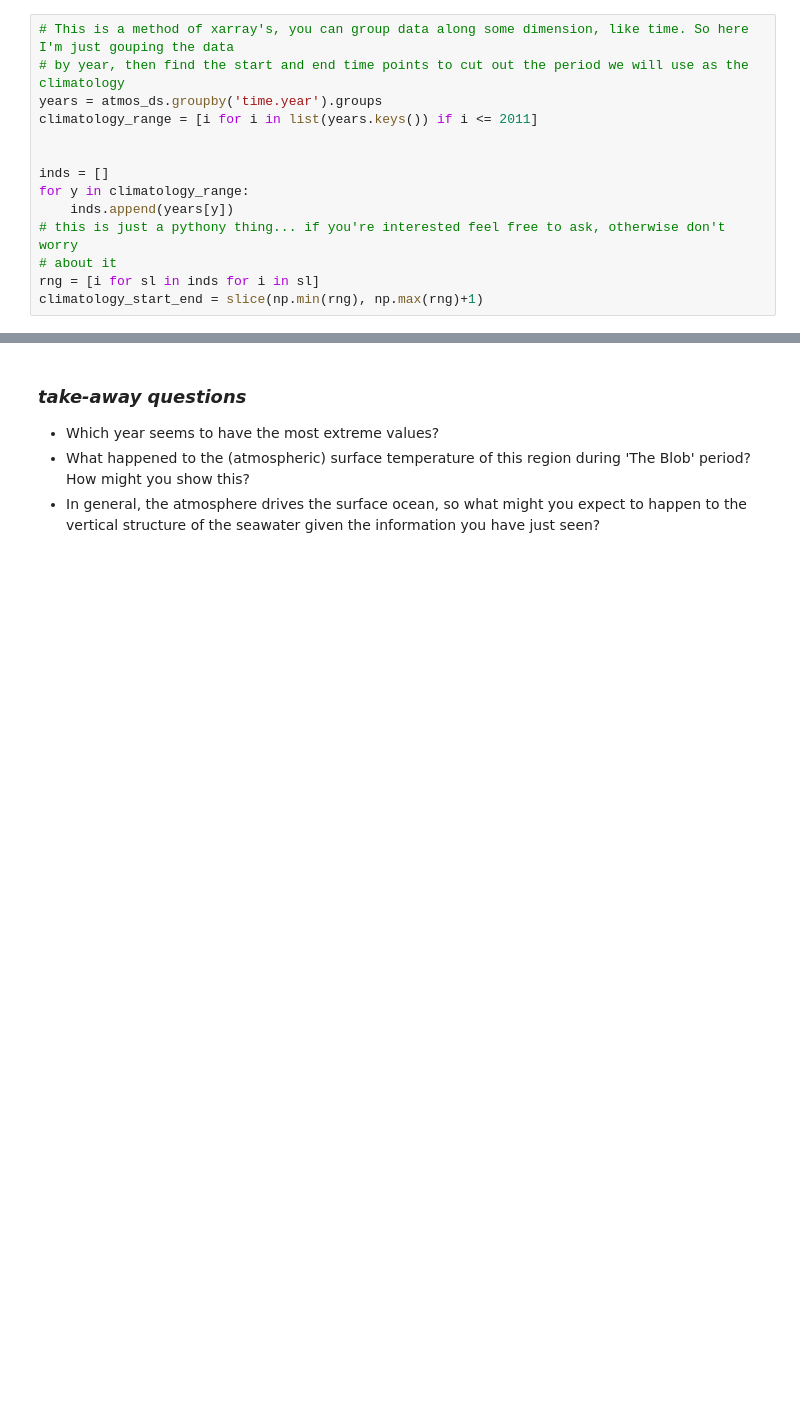
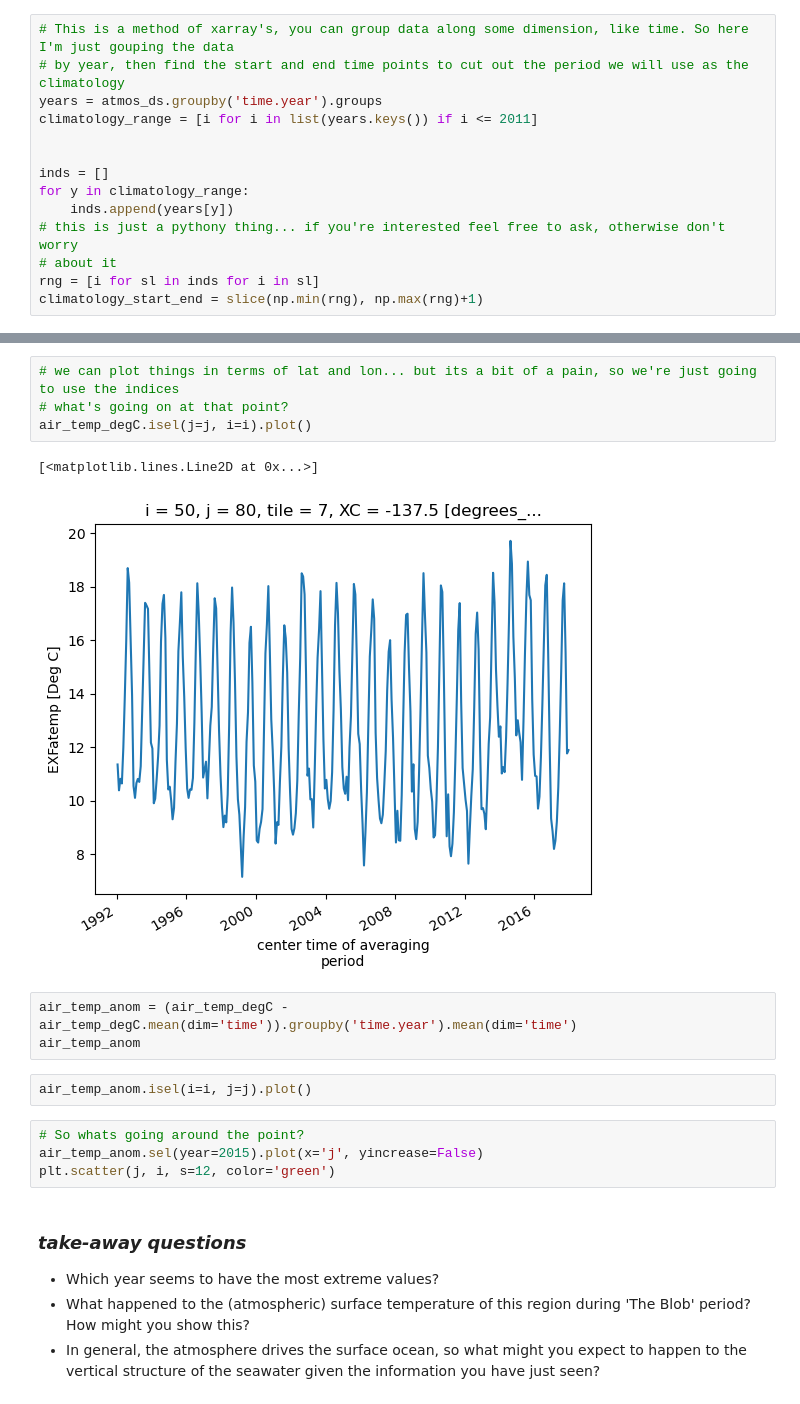
Before and after one commit to BWBlack/2Y_introduction_to_oceanography, a Jupyter notebook: heat_transport_practical/heat_budget_practical.ipynb, the cells around one changed output, grey strips where cells are left out. Cells and saved outputs as stored; diff of their text form; blank space fills up the shorter version.

```diff
--- a/heat_transport_practical/heat_budget_practical.ipynb
+++ b/heat_transport_practical/heat_budget_practical.ipynb
@@ -209,3 +312,19 @@ monthly_climatology.month.values
+# %%
+# we can plot things in terms of lat and lon... but its a bit of a pain, so we're just going to use the indices
+# what's going on at that point?
+air_temp_degC.isel(j=j, i=i).plot()
+# %% [output]
+[<matplotlib.lines.Line2D at 0x...>]
+[figure, added]
+# %%
+air_temp_anom = (air_temp_degC - air_temp_degC.mean(dim='time')).groupby('time.year').mean(dim='time')
+air_temp_anom
+# %%
+air_temp_anom.isel(i=i, j=j).plot()
+# %%
+# So whats going around the point?
+air_temp_anom.sel(year=2015).plot(x='j', yincrease=False)
+plt.scatter(j, i, s=12, color='green')
 # %% [markdown]
 ### *take-away questions*
 - Which year seems to have the most extreme values?
```
Also changed, not shown: parts of 21 cells of this notebook.
